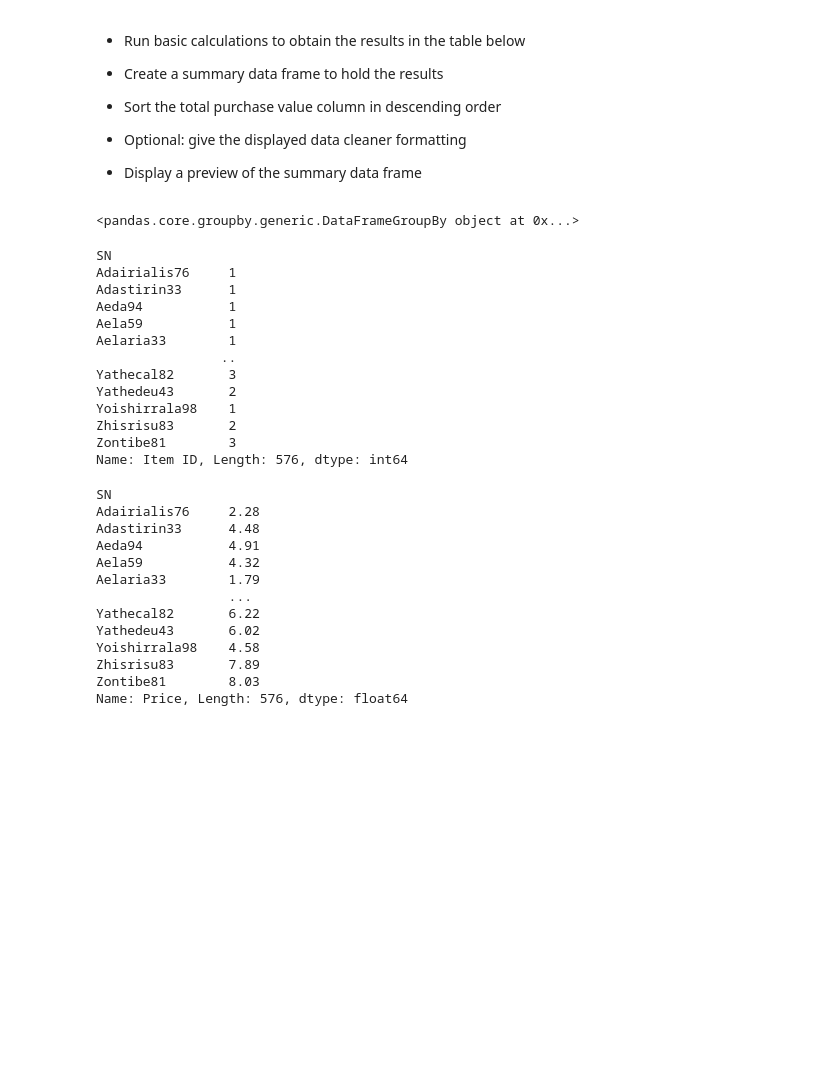
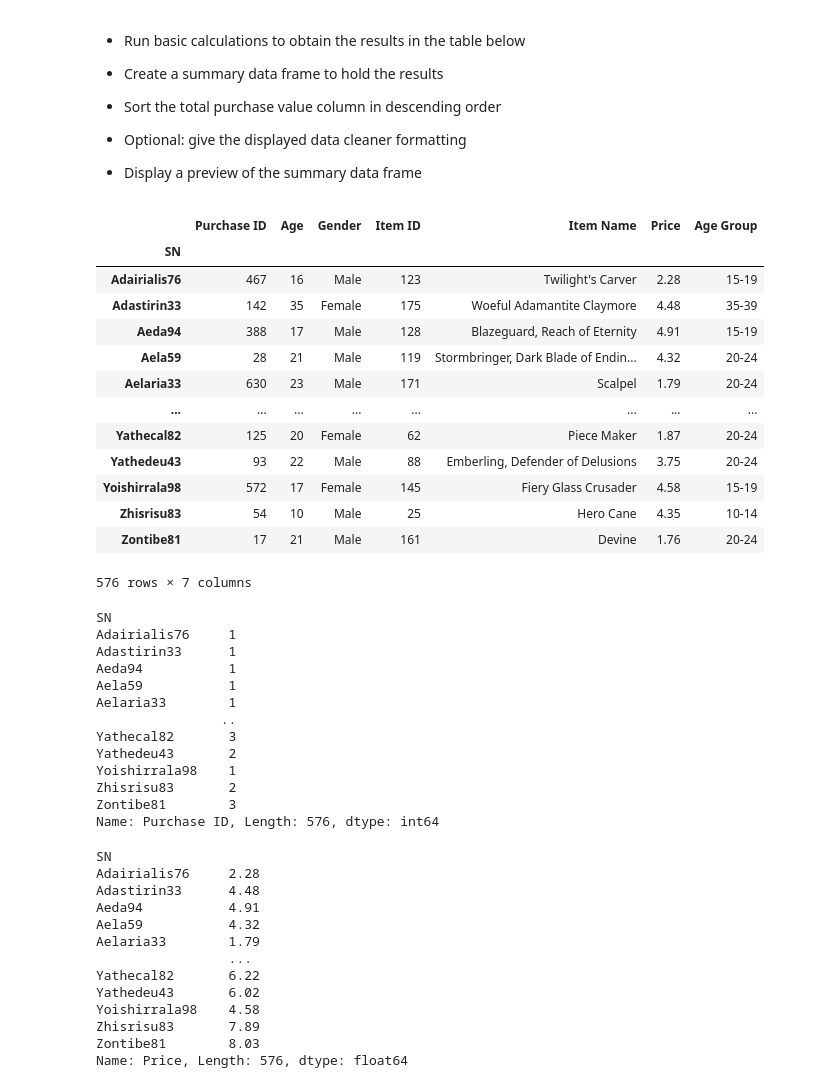
Before and after one commit to SakiSugio/pandas-challenge, a Jupyter notebook: HeroesOfPymoli/HeroesOfPymoli.ipynb, the cells around one changed output. Drawn from its saved outputs; the diff is of its cells as text; code cells hidden in the pictures; blank space fills up the shorter version.

```diff
--- a/HeroesOfPymoli/HeroesOfPymoli.ipynb
+++ b/HeroesOfPymoli/HeroesOfPymoli.ipynb
@@ -416,12 +422,25 @@ age_bin_purchase_analysis
 # %%
 # spender
 spender = purchase_data.groupby(["SN"])
-spender
+spender.first()
 # %% [output]
+|  | Purchase ID | Age | Gender | Item ID | Item Name | Price | Age Group |
+| SN |  |  |  |  |  |  |  |
+| Adairialis76 | 467 | 16 | Male | 123 | Twilight's Carver | 2.28 | 15-19 |
+| Adastirin33 | 142 | 35 | Female | 175 | Woeful Adamantite Claymore | 4.48 | 35-39 |
+| Aeda94 | 388 | 17 | Male | 128 | Blazeguard, Reach of Eternity | 4.91 | 15-19 |
+| Aela59 | 28 | 21 | Male | 119 | Stormbringer, Dark Blade of Endin... | 4.32 | 20-24 |
+| Aelaria33 | 630 | 23 | Male | 171 | Scalpel | 1.79 | 20-24 |
+| ... | ... | ... | ... | ... | ... | ... | ... |
+| Yathecal82 | 125 | 20 | Female | 62 | Piece Maker | 1.87 | 20-24 |
+| Yathedeu43 | 93 | 22 | Male | 88 | Emberling, Defender of Delusions | 3.75 | 20-24 |
+| Yoishirrala98 | 572 | 17 | Female | 145 | Fiery Glass Crusader | 4.58 | 15-19 |
+| Zhisrisu83 | 54 | 10 | Male | 25 | Hero Cane | 4.35 | 10-14 |
+| Zontibe81 | 17 | 21 | Male | 161 | Devine | 1.76 | 20-24 |
-<pandas.core.groupby.generic.DataFrameGroupBy object at 0x...>
+576 rows × 7 columns
 # %%
 # Total purchase by each player
-spender_total_purchase = spender["Item ID"].count()
+spender_total_purchase = spender["Purchase ID"].count()
 spender_total_purchase
 # %% [output]
 SN
@@ -436,7 +455,7 @@ Yathedeu43       2
 Yoishirrala98    1
 Zhisrisu83       2
 Zontibe81        3
-Name: Item ID, Length: 576, dtype: int64
+Name: Purchase ID, Length: 576, dtype: int64
 # %%
 # Total purchase price by each player
 spender_total_price = spender["Price"].sum()
```
Also changed, not shown: parts of 5 cells of this notebook.
